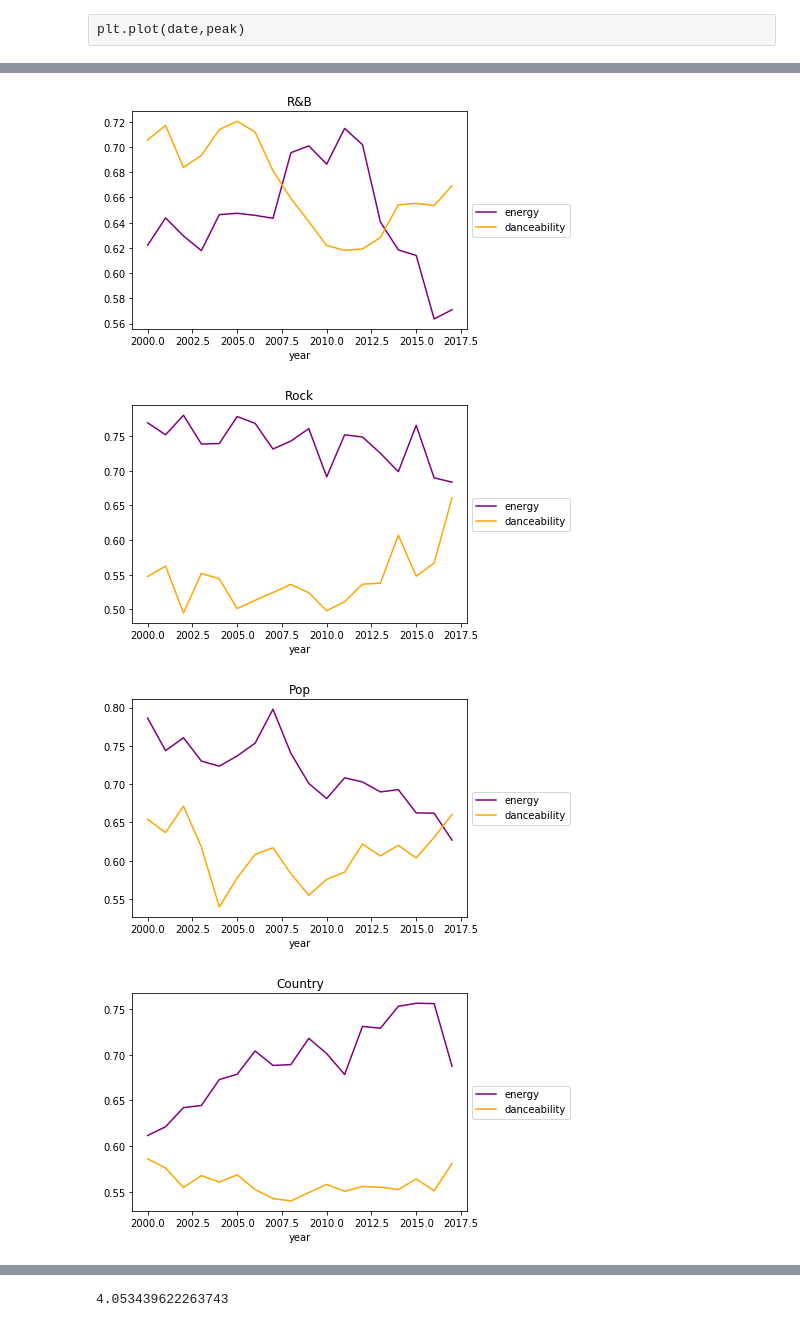
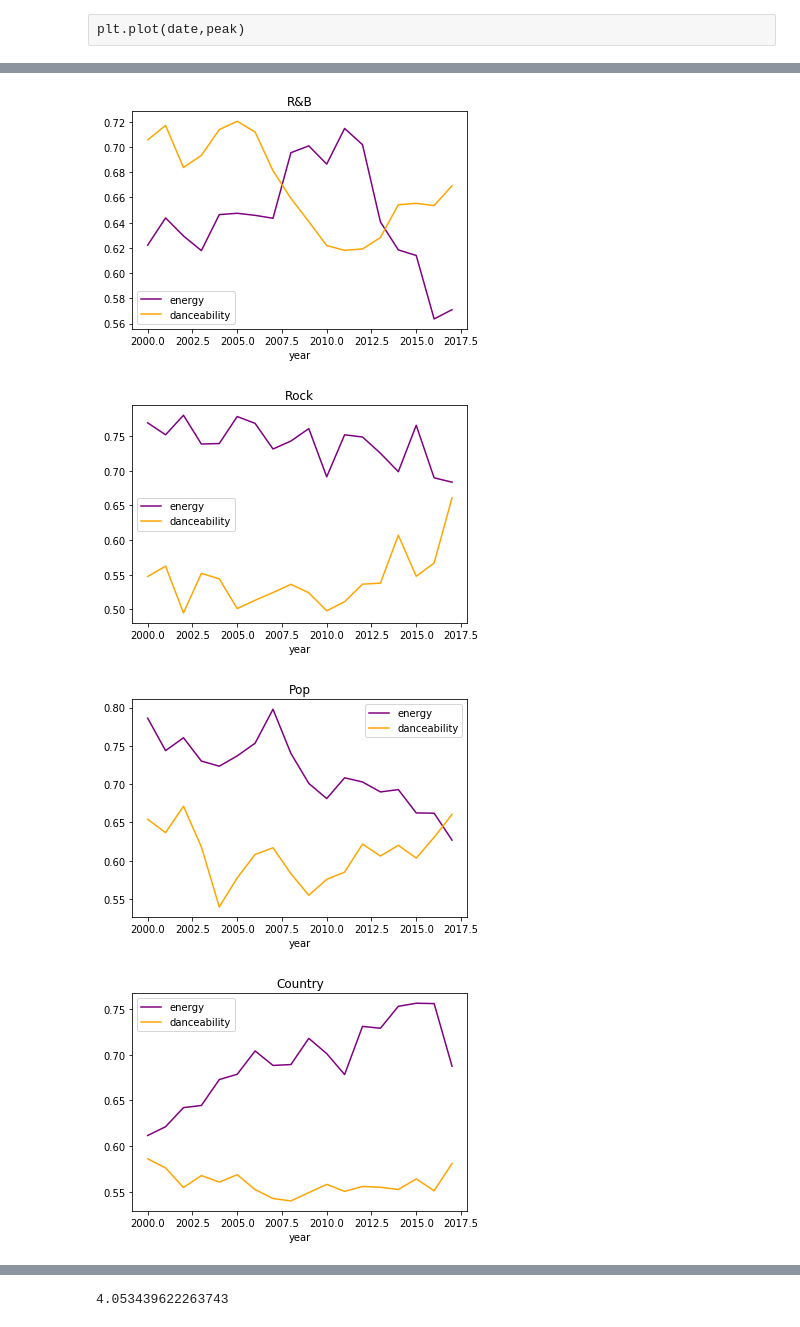
Before and after one commit to c-l-nguyen/hayleys-cosmic-songs, a Jupyter notebook: code/Spotify_Decade.ipynb, the cells around one changed output, grey strips where cells are left out. Cells and saved outputs as stored; diff of their text form; code cells hidden in the pictures.

Commit message:
updated images

```diff
--- a/code/Spotify_Decade.ipynb
+++ b/code/Spotify_Decade.ipynb
@@ -17,7 +17,7 @@ df.head()
 | 3 | 9/2/00 | 2000 | the one | backstreet boys | 30 | 15 | 0.689 | 6e40mgJiCid5HRAGrbpGA6 | pop | ... |
 | 4 | 9/2/00 | 2000 | where i wanna be | donell jones | 29 | 20 | 0.664 | 2uZwyxrg6VPvlVsvclIfel | r&b | ... |
 # %%
-cond = (df['broad_genre'] != 'unknown') & (df['danceability'] != 'unknown') & (df['energy'] != 'unknown')
+cond = (df['danceability'] != 'unknown') & (df['energy'] != 'unknown')
 df = df[cond]
 genres = df['broad_genre'].unique()
 df.head()
@@ -61,6 +61,7 @@ cond_pop = df['broad_genre'] == 'pop'
 cond_country = df['broad_genre'] == 'country'
 cond_edm = df['broad_genre'] == 'edm'
 cond_rap = df['broad_genre'] == 'rap'
+cond_un = df['broad_genre'] == 'unknown'
 
 rb_df = df[cond_rb]
 rock_df = df[cond_rock]
@@ -68,6 +69,7 @@ pop_df = df[cond_pop]
 country_df = df[cond_country]
 edm_df = df[cond_edm]
 rap_df = df[cond_rap]
+un_df = df[cond_un]
 
 grouped_rb = rb_df.groupby('year').agg({"peak_pos":"mean","danceability":"mean",'loudness':'mean',
                                        'energy':'mean','acousticness':'mean','speechiness':'mean',
@@ -87,4 +89,7 @@ grouped_edm = edm_df.groupby('year').agg({"peak_pos":"mean","danceability":"mean
 grouped_rap = rap_df.groupby('year').agg({"peak_pos":"mean","danceability":"mean",'loudness':'mean',
                                          'energy':'mean','acousticness':'mean','speechiness':'mean',
                                        'duration_ms':'mean','valence':'mean'})
+grouped_un = un_df.groupby('year').agg({"peak_pos":"mean","danceability":"mean",'loudness':'mean',
+                                         'energy':'mean','acousticness':'mean','speechiness':'mean',
+                                       'duration_ms':'mean','valence':'mean'})
 # %%
@@ -145,32 +145,42 @@ plt.savefig("rap_peak_da.png")
 # plt.title("Rap")
 # plt.legend(loc='center left', bbox_to_anchor=(1, 0.5))
 # %%
-grouped_rb.plot(kind = 'line',y=['energy','danceability'],colors = ["purple",'orange'])
+grouped_rb.plot(kind = 'line',y=['energy','danceability'],color = ["purple",'orange'])
 plt.title("R&B")
-plt.legend(loc='center left', bbox_to_anchor=(1, 0.5))
+plt.legend(loc='lower left')
 plt.savefig("rb_en_da.png")
-grouped_rock.plot(kind = 'line',y=['energy','danceability'],colors = ["purple",'orange'])
+
+grouped_rock.plot(kind = 'line',y=['energy','danceability'],color = ["purple",'orange'])
 plt.title("Rock")
-plt.legend(loc='center left', bbox_to_anchor=(1, 0.5))
+plt.legend(loc='center left')
 plt.savefig("rock_en_da.png")
-grouped_pop.plot(kind = 'line',y=['energy','danceability'],colors = ["purple",'orange'])
+
+grouped_pop.plot(kind = 'line',y=['energy','danceability'],color = ["purple",'orange'])
 plt.title("Pop")
-plt.legend(loc='center left', bbox_to_anchor=(1, 0.5))
+plt.legend(loc='upper right')
 plt.savefig("pop_en_da.png")
-grouped_country.plot(kind = 'line',y=['energy','danceability'],colors = ["purple",'orange'])
+
+grouped_country.plot(kind = 'line',y=['energy','danceability'],color = ["purple",'orange'])
 plt.title("Country")
-plt.legend(loc='center left', bbox_to_anchor=(1, 0.5))
+plt.legend(loc='upper left')
 plt.savefig("country_en_da.png")
-grouped_edm.plot(kind = 'line',y=['energy','danceability'],colors = ["purple",'orange'])
+
+grouped_edm.plot(kind = 'line',y=['energy','danceability'],color = ["purple",'orange'])
 plt.title("EDM")
-plt.legend(loc='center left', bbox_to_anchor=(1, 0.5))
+plt.legend(loc='lower right')
 plt.savefig("edm_en_da.png")
-grouped_rap.plot(kind = 'line',y=['energy','danceability'],colors = ["purple",'orange'])
+
+grouped_rap.plot(kind = 'line',y=['energy','danceability'],color = ["purple",'orange'])
 plt.title("Rap")
-plt.legend(loc='center left', bbox_to_anchor=(1, 0.5))
+plt.legend(loc='lower left')
 plt.savefig("rap_en_da.png")
+
+grouped_un.plot(kind = 'line',y=['energy','danceability'],color = ["purple",'orange'])
+plt.title("Unknown")
+plt.legend(loc='lower left')
+plt.savefig("un_en_da.png")
 # %% [output]
-[figure, old version]
+[figure, new version]
-[figure, old version]
+[figure, new version]
-[figure, old version]
+[figure, new version]
-[figure, old version]
+[figure, new version]
```
Also changed, not shown: parts of 8 cells of this notebook, 28 other files.
